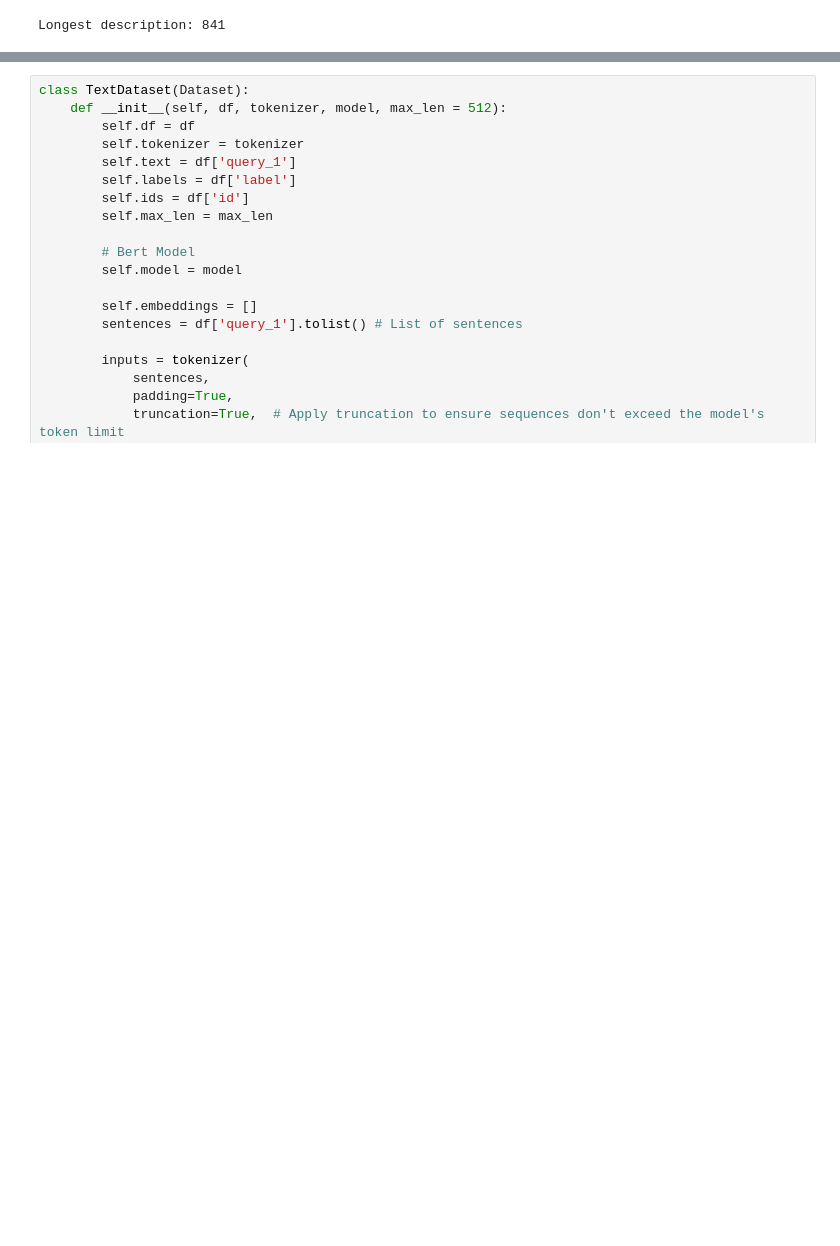
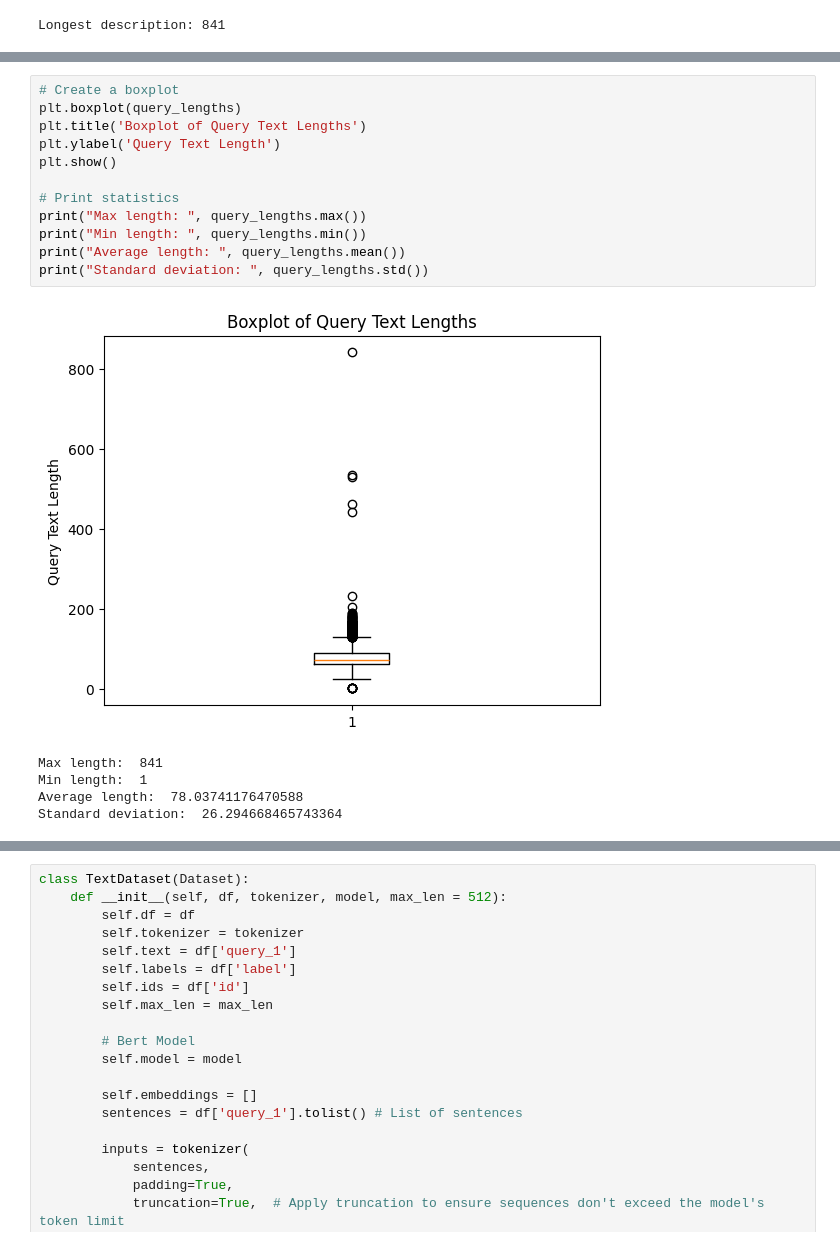
Before and after one commit to lharriso/DeepLearning, a Jupyter notebook: model/BERT.ipynb, the cells around one changed output, grey strips where cells are left out. Saved outputs shown, nothing was run; the diff lists cells and outputs as text; blank space fills up the shorter version.

```diff
--- a/model/BERT.ipynb
+++ b/model/BERT.ipynb
@@ -43,0 +62,18 @@ Longest description: 841
+# %%
+# Create a boxplot
+plt.boxplot(query_lengths)
+plt.title('Boxplot of Query Text Lengths')
+plt.ylabel('Query Text Length')
+plt.show()
+
+# Print statistics
+print("Max length: ", query_lengths.max())
+print("Min length: ", query_lengths.min())
+print("Average length: ", query_lengths.mean())
+print("Standard deviation: ", query_lengths.std())
+# %% [output]
+[figure, added]
+Max length:  841
+Min length:  1
+Average length:  78.03741176470588
+Standard deviation:  26.294668465743364
```
Also changed, not shown: parts of 3 cells of this notebook.
